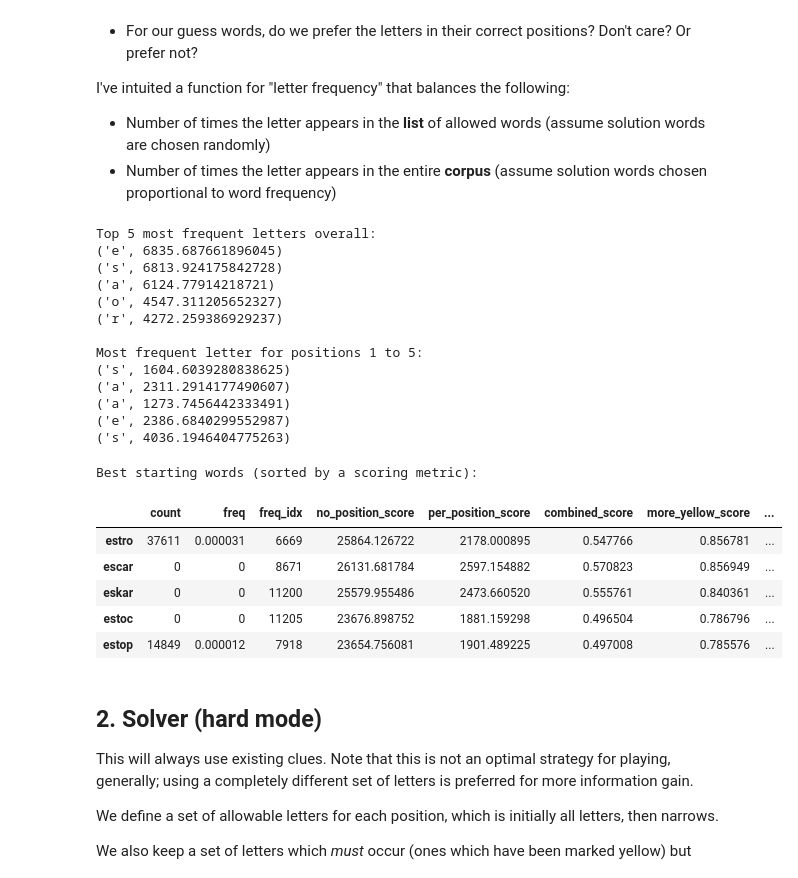
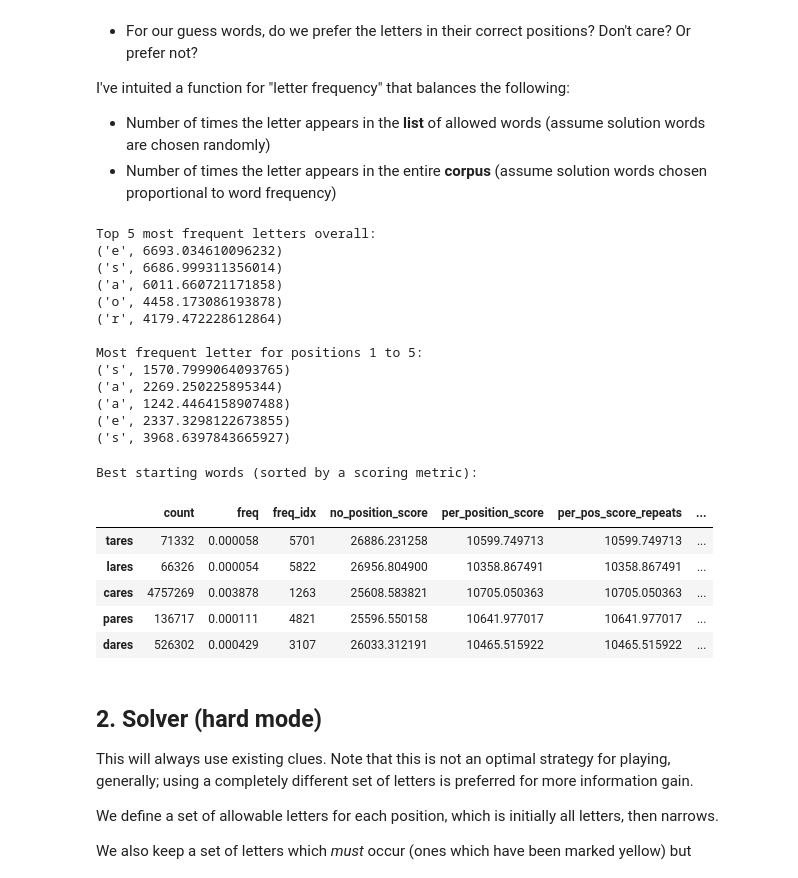
Before and after one commit to juleskuehn/wordle-solver, a Jupyter notebook: wordle-explore.ipynb, the cells around one changed output. Saved outputs shown, nothing was run; the diff lists cells and outputs as text; code cells hidden in the pictures.

```diff
--- a/wordle-explore.ipynb
+++ b/wordle-explore.ipynb
@@ -84,7 +77,7 @@ for word, word_freq in words[['freq']].itertuples():
 #         Many ways to weight this:
 #         letter_freq[char] += w['freq']
 #         letter_freq[char] += 1
-        letter_freq[char] += 1 + math.sqrt(word_freq)
+        letter_freq[char] += 1 + word_freq
 
 sorted_letters = sorted(letter_freq.items(), key=lambda x: -x[1])
 print('Top 5 most frequent letters overall:')
@@ -97,25 +90,25 @@ for word, word_freq in words[['freq']].itertuples():
 #         Many ways to weight this:
 #         letter_freq[char] += w['freq']
 #         letter_freq[char] += 1
-        letter_pos_freq[i][char] += 1 + math.sqrt(word_freq)
+        letter_pos_freq[i][char] += 1 + word_freq
 
 sorted_pos_letters = [sorted(letter_pos_freq[i].items(), key=lambda x: -x[1]) for i in range(5)]
 print('\nMost frequent letter for positions 1 to 5:')
 print(*[s[0] for s in sorted_pos_letters], sep='\n')
 # %% [output]
 Top 5 most frequent letters overall:
-('e', 6835.687661896045)
-('s', 6813.924175842728)
-('a', 6124.77914218721)
-('o', 4547.311205652327)
-('r', 4272.259386929237)
+('e', 6693.034610096232)
+('s', 6686.999311356014)
+('a', 6011.660721171858)
+('o', 4458.173086193878)
+('r', 4179.472228612864)
 
 Most frequent letter for positions 1 to 5:
-('s', 1604.6039280838625)
-('a', 2311.2914177490607)
-('a', 1273.7456442333491)
-('e', 2386.6840299552987)
-('s', 4036.1946404775263)
+('s', 1570.7999064093765)
+('a', 2269.250225895344)
+('a', 1242.4464158907488)
+('e', 2337.3298122673855)
+('s', 3968.6397843665927)
 # %%
 # Find the best "starting words"
 # Maximizing total letter_freq (most frequent letters overall)
@@ -131,49 +124,61 @@ for word in words.index:
         used_chars.add(char)
     scores.append(score)
 words['no_position_score'] = scores
 
 # Maximizing letter_pos_freq (most frequent letters, per position)
-# Repeated letters OK
+# No points for a repeated letter
 scores = []
 for word in words.index:
     used_chars = set()
     score = 0
     for i, char in enumerate(word):
+        if char in used_chars:
+            continue
+        score += letter_pos_freq[i][char]
+        used_chars.add(char)
+    scores.append(score)
+words['per_position_score'] = scores
+
+# Maximizing letter_pos_freq (most frequent letters, per position)
+# Repeated letters OK
+scores = []
+for word in words.index:
+    score = 0
+    for i, char in enumerate(word):
         score += letter_pos_freq[i][char]
     scores.append(score)
-words['per_position_score'] = scores
+words['per_pos_score_repeats'] = scores
 
 # Scale each score to 0...1 and take the mean for a combined score
 words['combined_score'] = (
     (words['no_position_score'] / words['no_position_score'].max())
     + (words['per_position_score'] / words['per_position_score'].max())) / 2
 words = words.sort_values(['combined_score'], ascending=False)
 
-# Score to would maximize yellow hints (best for hard mode)
-# We apply a slight penalty for letters at the correct positions
-words['more_yellow_score'] = (
+# We can try some different combinations
+words['anti_pos_score'] = (
     (words['no_position_score'] / words['no_position_score'].max())
     - 0.25 * (words['per_position_score'] / words['per_position_score'].max()))
 
-words['mega_yellow_score'] = (
+words['less_pos_score'] = (
     (words['no_position_score'] / words['no_position_score'].max())
-    - 0.5 * (words['per_position_score'] / words['per_position_score'].max()))
+    + 0.5 * (words['per_position_score'] / words['per_position_score'].max()))
 
-words['max_yellow_score'] = (
+words['more_pos_score'] = (
     (words['no_position_score'] / words['no_position_score'].max())
-    - 1 * (words['per_position_score'] / words['per_position_score'].max()))
+    + 2 * (words['per_position_score'] / words['per_position_score'].max()))
 
-words = words.sort_values(['max_yellow_score'], ascending=False)
+words = words.sort_values(['combined_score'], ascending=False)
 print('Best starting words (sorted by a scoring metric):')
 words.head()
 # %% [output]
 Best starting words (sorted by a scoring metric):
-|  | count | freq | freq_idx | no_position_score | per_position_score | combined_score | more_yellow_score | ... |
-| estro | 37611 | 0.000031 | 6669 | 25864.126722 | 2178.000895 | 0.547766 | 0.856781 | ... |
-| escar | 0 | 0 | 8671 | 26131.681784 | 2597.154882 | 0.570823 | 0.856949 | ... |
-| eskar | 0 | 0 | 11200 | 25579.955486 | 2473.660520 | 0.555761 | 0.840361 | ... |
-| estoc | 0 | 0 | 11205 | 23676.898752 | 1881.159298 | 0.496504 | 0.786796 | ... |
-| estop | 14849 | 0.000012 | 7918 | 23654.756081 | 1901.489225 | 0.497008 | 0.785576 | ... |
+|  | count | freq | freq_idx | no_position_score | per_position_score | per_pos_score_repeats | ... |
+| tares | 71332 | 0.000058 | 5701 | 26886.231258 | 10599.749713 | 10599.749713 | ... |
+| lares | 66326 | 0.000054 | 5822 | 26956.804900 | 10358.867491 | 10358.867491 | ... |
+| cares | 4757269 | 0.003878 | 1263 | 25608.583821 | 10705.050363 | 10705.050363 | ... |
+| pares | 136717 | 0.000111 | 4821 | 25596.550158 | 10641.977017 | 10641.977017 | ... |
+| dares | 526302 | 0.000429 | 3107 | 26033.312191 | 10465.515922 | 10465.515922 | ... |
 # %% [markdown]
 ## 2. Solver (hard mode)
 This will always use existing clues. Note that this is not an optimal strategy for playing, generally; using a completely different set of letters is preferred for more information gain.
```
Also changed, not shown: parts of 13 cells of this notebook, 5 other files.
